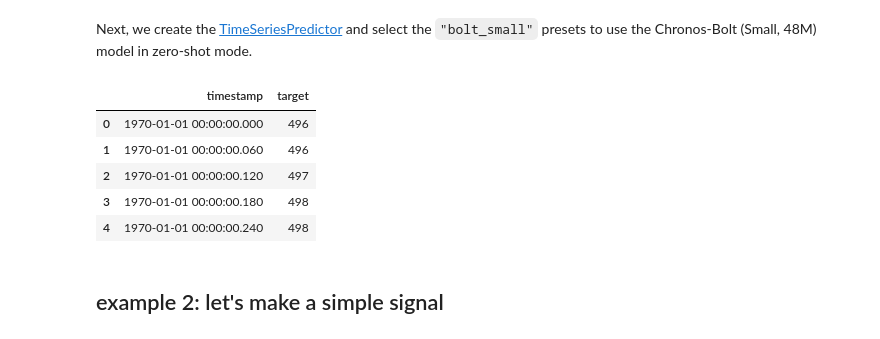
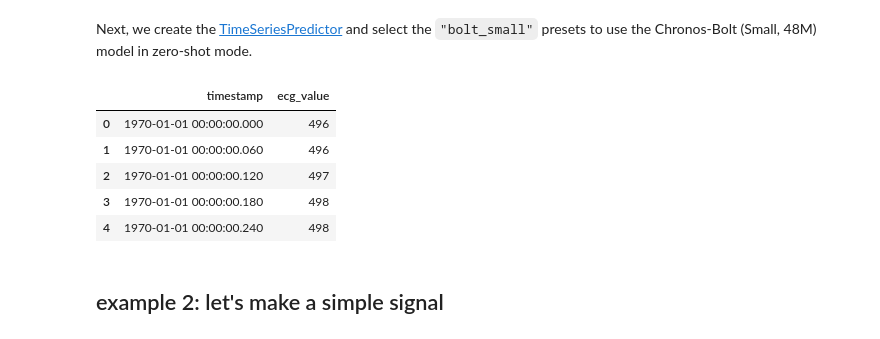
Before and after one commit to TAUforPython/ts-forecasting-ensemble, a Jupyter notebook: timeseries-chronos.ipynb, the cells around one changed output. Saved outputs shown, nothing was run; the diff lists cells and outputs as text; code cells hidden in the pictures.

```diff
--- a/timeseries-chronos.ipynb
+++ b/timeseries-chronos.ipynb
@@ -52,20 +49,22 @@ import matplotlib.pyplot as plt
 Next, we create the [TimeSeriesPredictor](https://auto.gluon.ai/stable/api/autogluon.timeseries.TimeSeriesPredictor.html) and select the `"bolt_small"` presets to use the Chronos-Bolt (Small, 48M) model in zero-shot mode.
 # %%
 data_path = '/kaggle/input/ecg-timeseries-for-prediction/ecg_1d_timeseries_prediction.csv'
+#data_path = "https://github.com/TAUforPython/machinelearning/raw/refs/heads/main/test_datasets/UsdRubTime-AG-TS-format.csv"
+#data_path = 'https://github.com/TAUforPython/machinelearning/raw/refs/heads/main/test_datasets/UsdRubTime-AG-TS-format.csv'
 data = pd.read_csv(data_path, delimiter=';')
 #data['item_id']=1
 data = data.rename(columns={"time":"timestamp"})
-data = data.rename(columns={"ecg_value":"target"})
+#data = data.rename(columns={"ecg_value":"target"})
 
 #data['timestamp'] = data['timestamp']*1e2
 data['timestamp'] = pd.to_datetime(data['timestamp'],unit='m')
 #data['timestamp'] = pd.to_timedelta(data['timestamp']*1e2)
 #data['timestamp'] = pd.to_datetime(data.timestamp, unit="h").dt.time
 
 data.head(5)
 #print(len(data))
 # %% [output]
-|  | timestamp | target |
+|  | timestamp | ecg_value |
 | 0 | 1970-01-01 00:00:00.000 | 496 |
 | 1 | 1970-01-01 00:00:00.060 | 496 |
 | 2 | 1970-01-01 00:00:00.120 | 497 |
```
Also changed, not shown: parts of 30 cells of this notebook.
